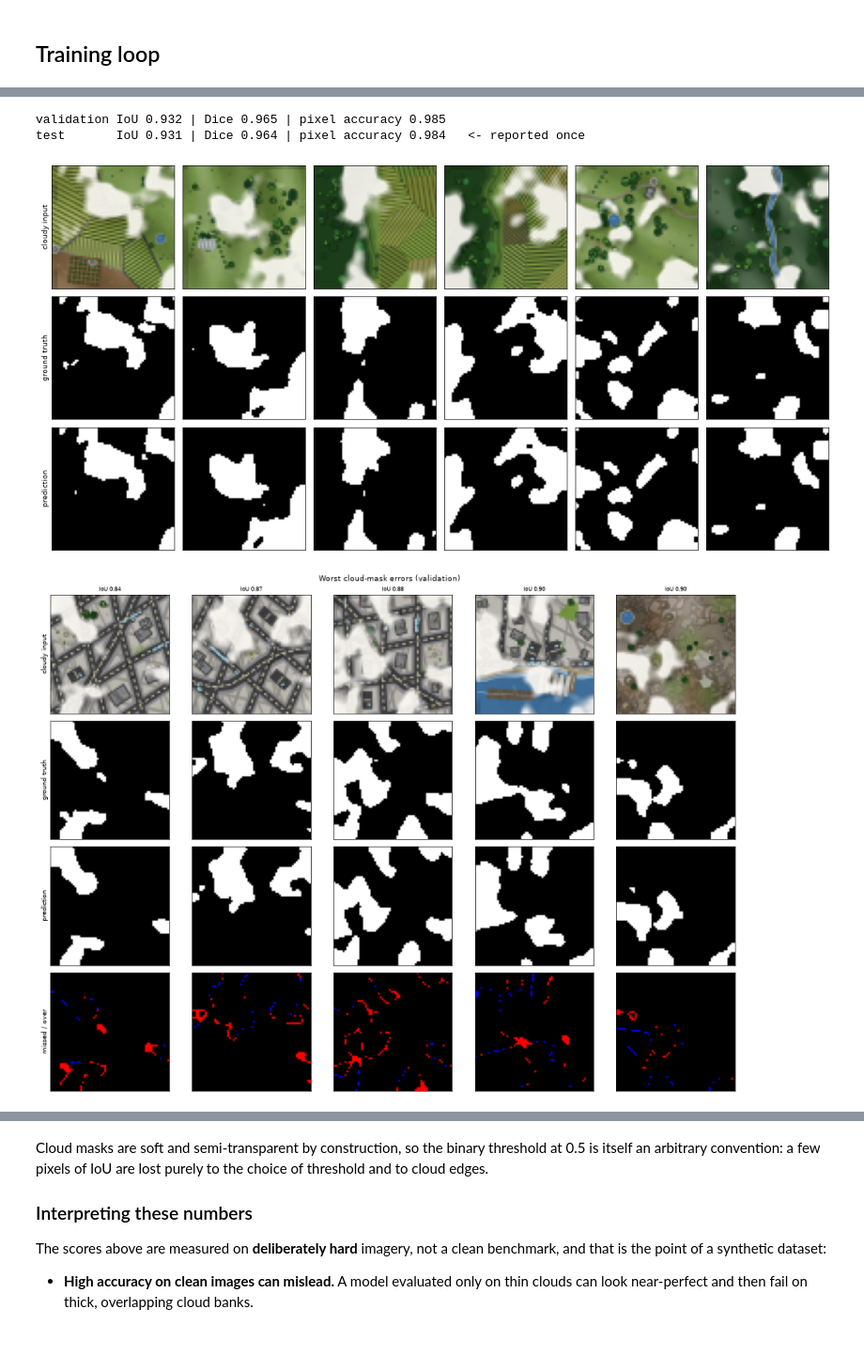
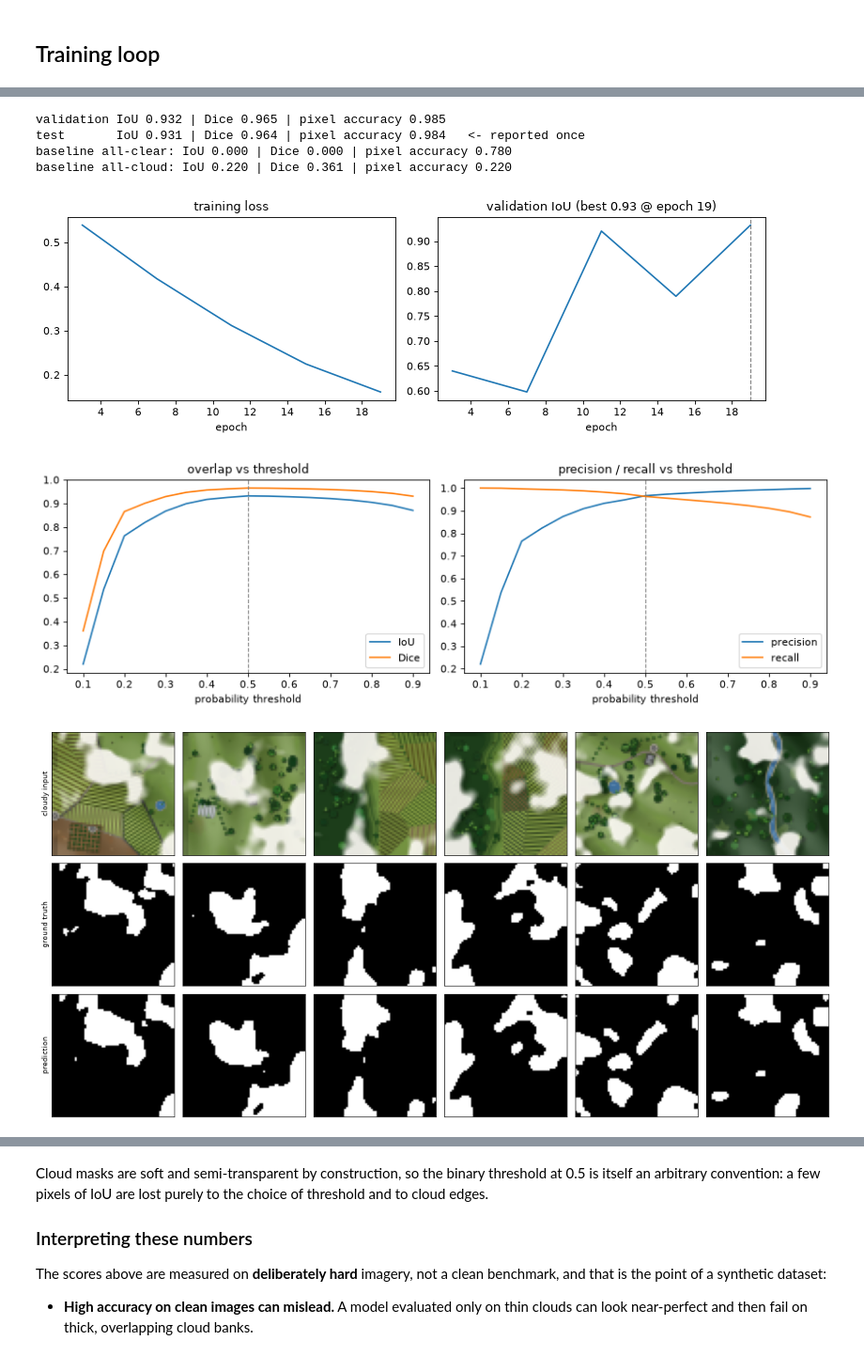
Before and after one commit to ogrisel/mplsyn, a Jupyter notebook: notebooks/07_train_cloud_occlusion.ipynb, the cells around one changed output, grey strips where cells are left out. Shown at 94% size. Drawn from its saved outputs; the diff is of its cells as text; code cells hidden in the pictures.

```diff
--- a/notebooks/07_train_cloud_occlusion.ipynb
+++ b/notebooks/07_train_cloud_occlusion.ipynb
@@ -230,6 +237,56 @@ mean_iou, dice, accuracy = evaluate(val_images, val_masks)
 test_iou, test_dice, test_accuracy = evaluate(test_images, test_masks)
 print(f"validation IoU {mean_iou:.3f} | Dice {dice:.3f} | pixel accuracy {accuracy:.3f}")
 print(f"test       IoU {test_iou:.3f} | Dice {test_dice:.3f} | pixel accuracy {test_accuracy:.3f}   <- reported once")
+
+# Trivial baselines on the same metrics: "always clear" and "always cloudy".
+# All-clear scores ~78% accuracy while detecting no cloud at all, which shows
+# why accuracy alone is misleading for a mostly-clear target.
+cloud_fraction = float(val_masks.mean())
+print(f"baseline all-clear: IoU 0.000 | Dice 0.000 | pixel accuracy {1-cloud_fraction:.3f}")
+print(f"baseline all-cloud: IoU {cloud_fraction:.3f} | "
+      f"Dice {2*cloud_fraction/(1+cloud_fraction):.3f} | pixel accuracy {cloud_fraction:.3f}")
+
+# Training curves: loss falls and validation IoU rises, then saturates.
+fig, axes = plt.subplots(1, 2, figsize=(10, 3.4), dpi=80)
+epochs = [row[0] for row in history]
+axes[0].plot(epochs, [row[1] for row in history])
+axes[0].set_title("training loss"); axes[0].set_xlabel("epoch")
+best_epoch = epochs[int(np.argmax([row[2] for row in history]))]
+axes[1].plot(epochs, [row[2] for row in history])
+axes[1].axvline(best_epoch, color="grey", linestyle="--", linewidth=1)
+axes[1].set_title(f"validation IoU (best {max(row[2] for row in history):.2f} @ epoch {best_epoch})")
+axes[1].set_xlabel("epoch")
+plt.tight_layout()
+plt.show()
+
+# The 0.5 threshold is a convention, not a law. Sweeping it traces the
+# operating point: raising it trades recall for precision, so IoU/Dice peak
+# somewhere rather than always at 0.5.
+model.eval()
+with torch.no_grad():
+    val_probabilities = torch.sigmoid(model(val_images.to(DEVICE))).cpu()
+thresholds = np.linspace(0.1, 0.9, 17)
+sweep_iou, sweep_dice, sweep_precision, sweep_recall = [], [], [], []
+for threshold in thresholds:
+    predicted = (val_probabilities > threshold).float()
+    intersection = (predicted * val_masks).sum().item()
+    union = ((predicted + val_masks) > 0).sum().item()
+    predicted_total, target_total = predicted.sum().item(), val_masks.sum().item()
+    sweep_iou.append(intersection / union if union else 0.0)
+    sweep_dice.append(2 * intersection / (predicted_total + target_total))
+    sweep_precision.append(intersection / predicted_total if predicted_total else 1.0)
+    sweep_recall.append(intersection / target_total if target_total else 1.0)
+fig, axes = plt.subplots(1, 2, figsize=(11, 3.6), dpi=80)
+axes[0].plot(thresholds, sweep_iou, label="IoU")
+axes[0].plot(thresholds, sweep_dice, label="Dice")
+axes[0].axvline(0.5, color="grey", linestyle="--", linewidth=1)
+axes[0].set_xlabel("probability threshold"); axes[0].legend(); axes[0].set_title("overlap vs threshold")
+axes[1].plot(thresholds, sweep_precision, label="precision")
+axes[1].plot(thresholds, sweep_recall, label="recall")
+axes[1].axvline(0.5, color="grey", linestyle="--", linewidth=1)
+axes[1].set_xlabel("probability threshold"); axes[1].legend(); axes[1].set_title("precision / recall vs threshold")
+plt.tight_layout()
+plt.show()
 
 model.eval()
 with torch.no_grad():
@@ -255,32 +312,35 @@ with torch.no_grad():
 predicted_mask = (probabilities > 0.5).float()
 ious = []
 for sample_idx in range(len(val_images)):
     inter = (predicted_mask[sample_idx] * val_masks[sample_idx]).sum().item()
     union = ((predicted_mask[sample_idx] + val_masks[sample_idx]) > 0).sum().item()
     ious.append(inter / union if union else 1.0)
 worst = np.argsort(ious)[:5]
 
 fig, axes = plt.subplots(4, 5, figsize=(15, 11), dpi=60)
 for col, sample_idx in enumerate(worst):
     axes[0, col].imshow(val_images[sample_idx].permute(1, 2, 0))
     axes[0, col].set_title(f"IoU {ious[sample_idx]:.2f}", fontsize=8)
     axes[1, col].imshow(val_masks[sample_idx, 0], cmap="gray", vmin=0, vmax=1)
     axes[2, col].imshow(predicted_mask[sample_idx, 0], cmap="gray", vmin=0, vmax=1)
     missed = (val_masks[sample_idx, 0] - predicted_mask[sample_idx, 0]).clamp(min=0).numpy()
     over = (predicted_mask[sample_idx, 0] - val_masks[sample_idx, 0]).clamp(min=0).numpy()
     error_map = np.zeros((*missed.shape, 3))
     error_map[..., 0] = missed          # red = missed cloud
     error_map[..., 2] = over            # blue = over-predicted cloud
     axes[3, col].imshow(error_map)
 for ax, title in zip(axes[:, 0], ["cloudy input", "ground truth", "prediction", "missed / over"]):
     ax.set_ylabel(title, fontsize=9)
 for ax in axes.ravel():
     ax.set_xticks([]); ax.set_yticks([])
 plt.suptitle("Worst cloud-mask errors (validation)", fontsize=11)
 plt.tight_layout()
 plt.show()
 # %% [output]
 validation IoU 0.932 | Dice 0.965 | pixel accuracy 0.985
 test       IoU 0.931 | Dice 0.964 | pixel accuracy 0.984   <- reported once
+baseline all-clear: IoU 0.000 | Dice 0.000 | pixel accuracy 0.780
+baseline all-cloud: IoU 0.220 | Dice 0.361 | pixel accuracy 0.220
-[figure, old version]
+[figure, new version]
-[figure, old version]
+[figure, new version]
+[figure, added]
```
Also changed, not shown: parts of 4 cells of this notebook, 6 other files.
